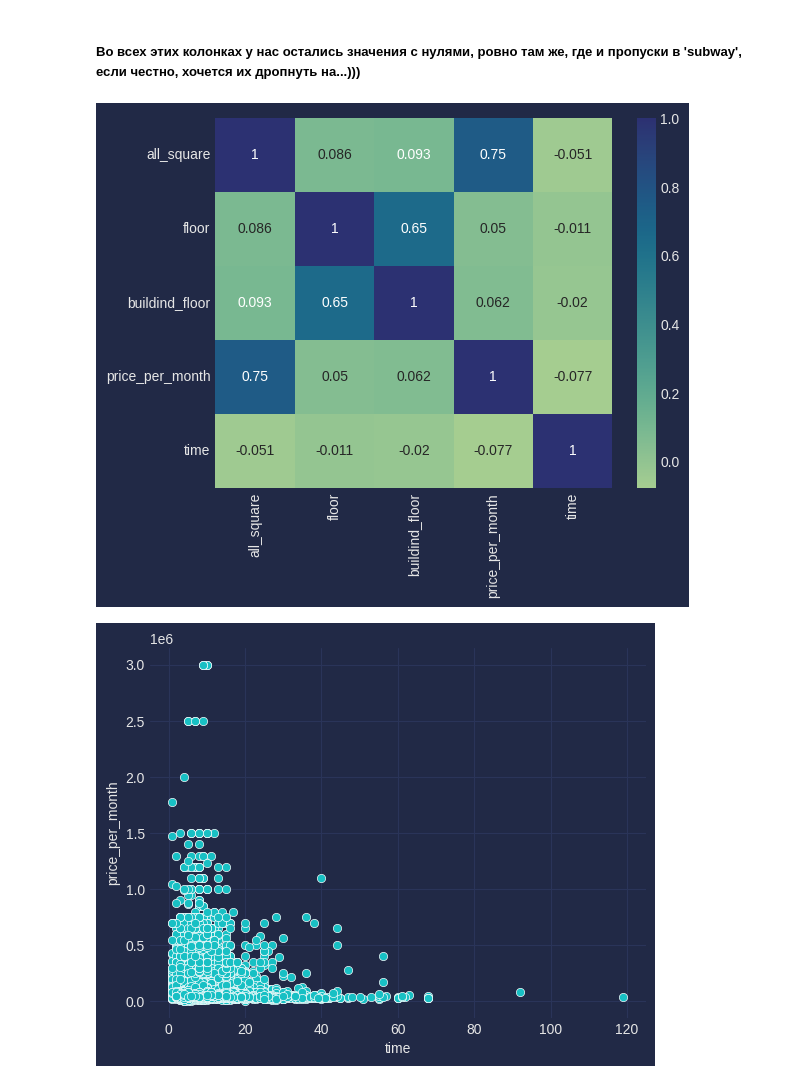
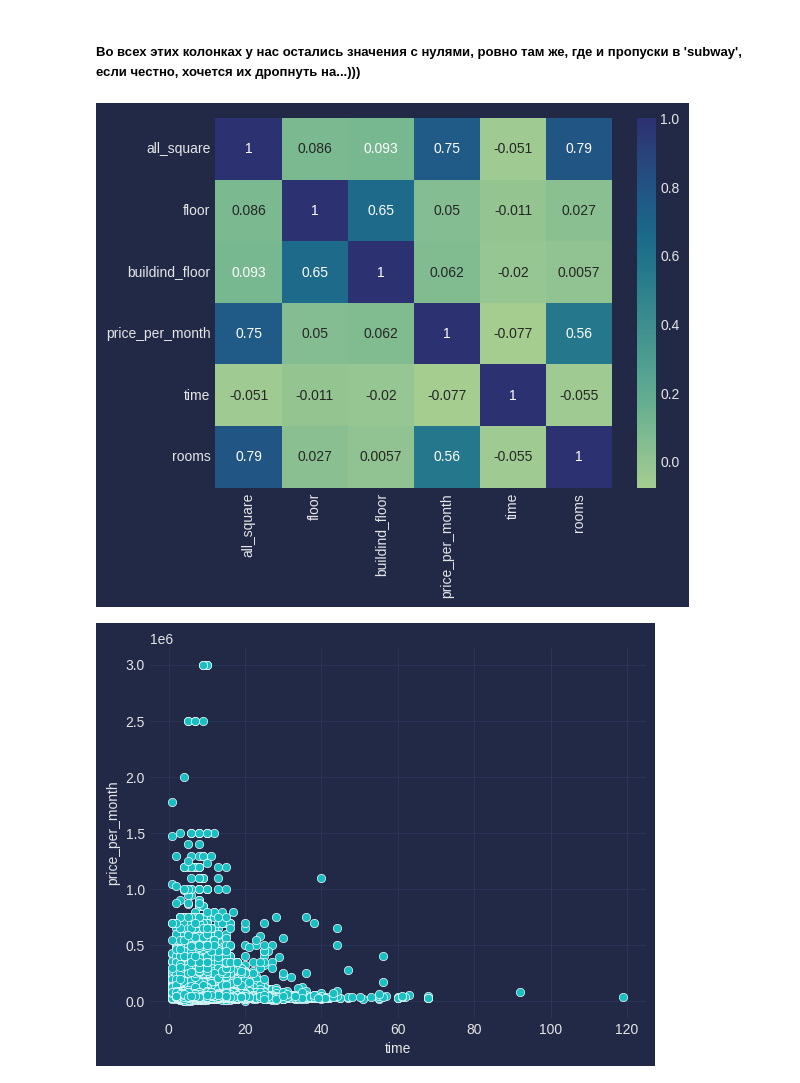
Before and after one commit to sokdnv/real_estate_rent, a Jupyter notebook: notebooks/drafts/preprocessing_gol.ipynb, the cells around one changed output. Saved outputs shown, nothing was run; the diff lists cells and outputs as text; code cells hidden in the pictures.

```diff
--- a/notebooks/drafts/preprocessing_gol.ipynb
+++ b/notebooks/drafts/preprocessing_gol.ipynb
@@ -238,11 +243,11 @@ df['time'].replace(0, df['time'].median(), inplace=True)
 # %%
 # Посмотрим заново на корреляционную матрицу
 
-df_corr = df[['all_square', 'floor', 'buildind_floor', 'price_per_month', 'time']].corr()
+df_corr = df[['all_square', 'floor', 'buildind_floor', 'price_per_month', 'time', 'rooms']].corr()
 
 sns.heatmap(df_corr, cmap="crest", annot=True);
 # %% [output]
-[figure, old version]
+[figure, new version]
 # %%
 sns.scatterplot(x = df['time'], y = df['price_per_month']);
 # %% [output]
```
Also changed, not shown: parts of 18 cells of this notebook, 1 other file.
